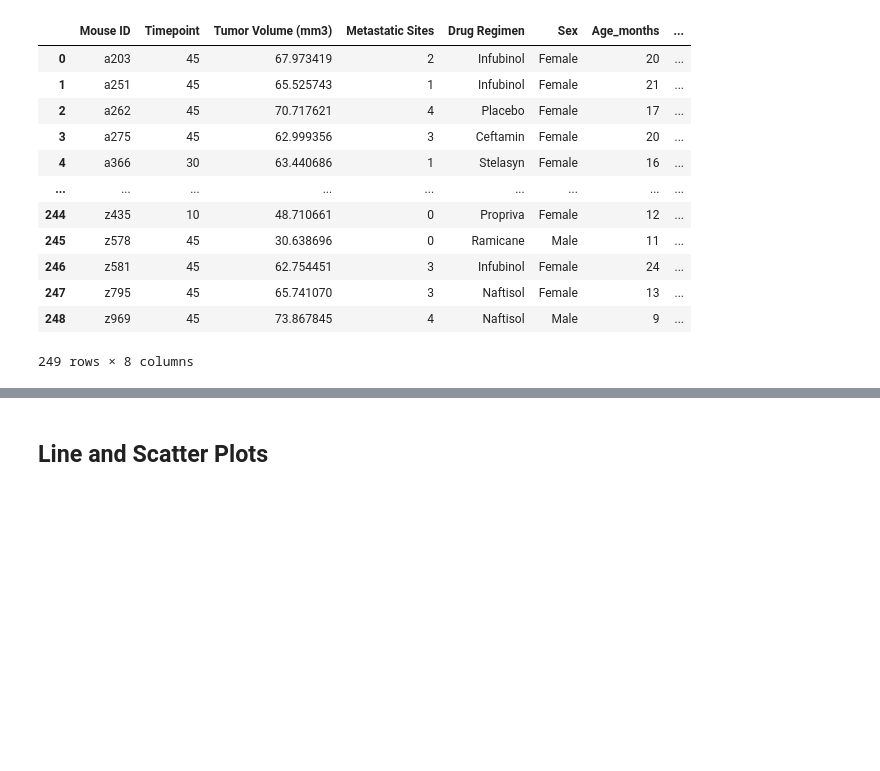
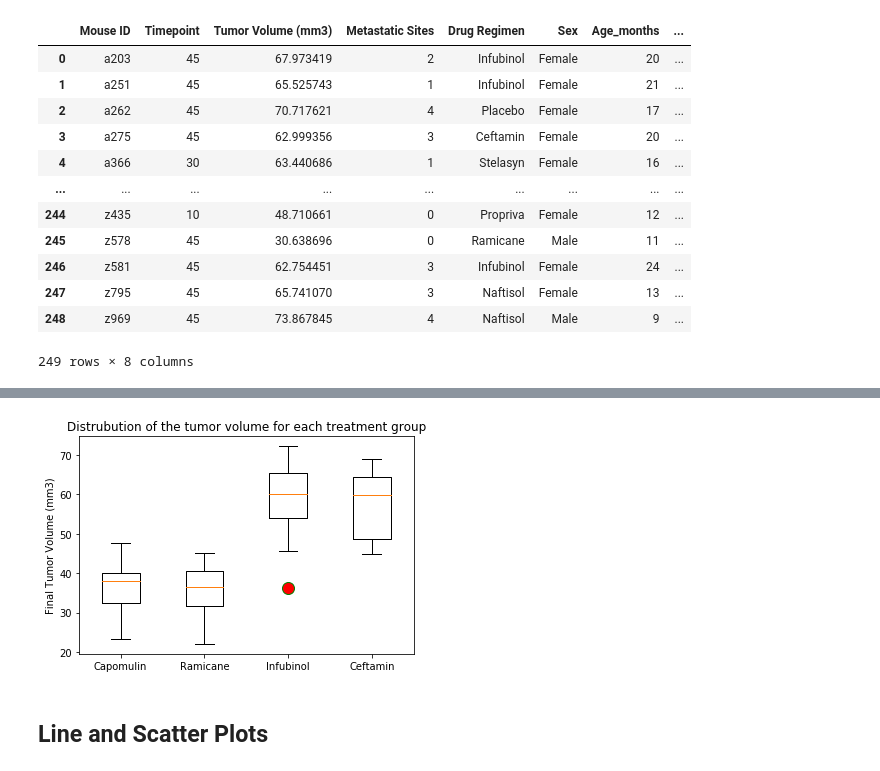
Before and after one commit to joshuasamuel4825/matplotlib-challenge, a Jupyter notebook: Pymaceuticals/pymaceuticals_starter.ipynb, the cells around one changed output, grey strips where cells are left out. Cells and saved outputs as stored; diff of their text form; code cells hidden in the pictures; blank space fills up the shorter version.

```diff
--- a/Pymaceuticals/pymaceuticals_starter.ipynb
+++ b/Pymaceuticals/pymaceuticals_starter.ipynb
@@ -222,3 +277,15 @@ for treatment in treatment_list:
+# %%
+# Generate a box plot that shows the distrubution of the tumor volume for each treatment group.
+fig1, ax1= plt.subplots()
+ax1.set_title('Distrubution of the tumor volume for each treatment group')
+ax1.set_ylabel('Final Tumor Volume (mm3)')
+flierprops = dict(marker='o', markerfacecolor='r', markersize=12,
+                  linestyle='none', markeredgecolor='g')
+ax1.boxplot(tumor_vol_data, flierprops=flierprops)
+plt.xticks([1, 2, 3, 4], ['Capomulin', 'Ramicane', 'Infubinol','Ceftamin'])
+plt.show()
+# %% [output]
+[figure, added]
 # %% [markdown]
 ## Line and Scatter Plots
 # %%
```
Also changed, not shown: parts of 12 cells of this notebook.
